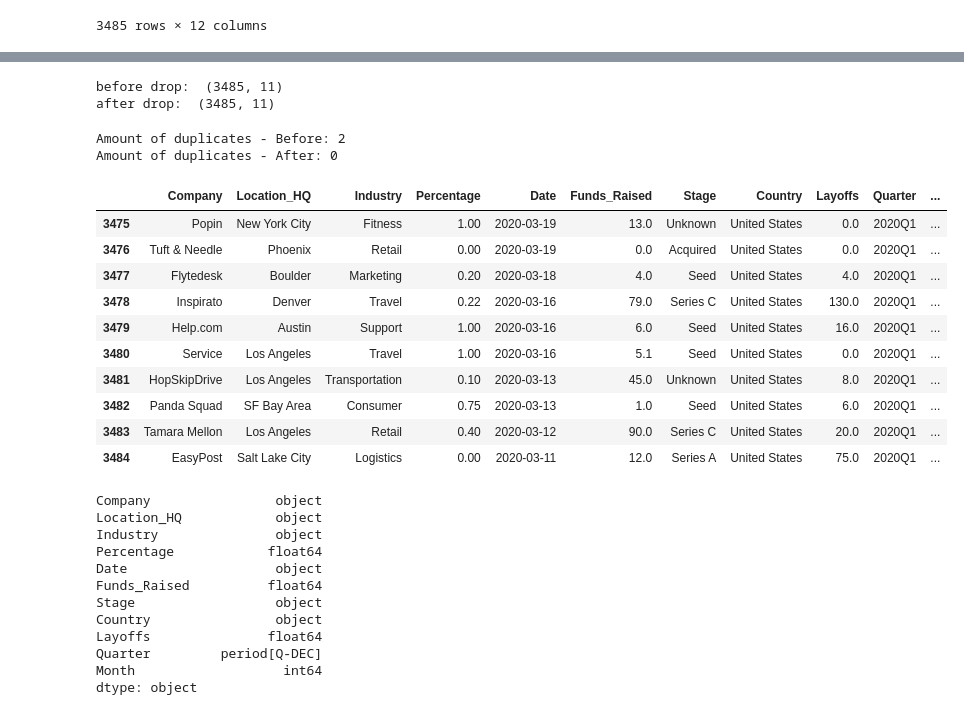
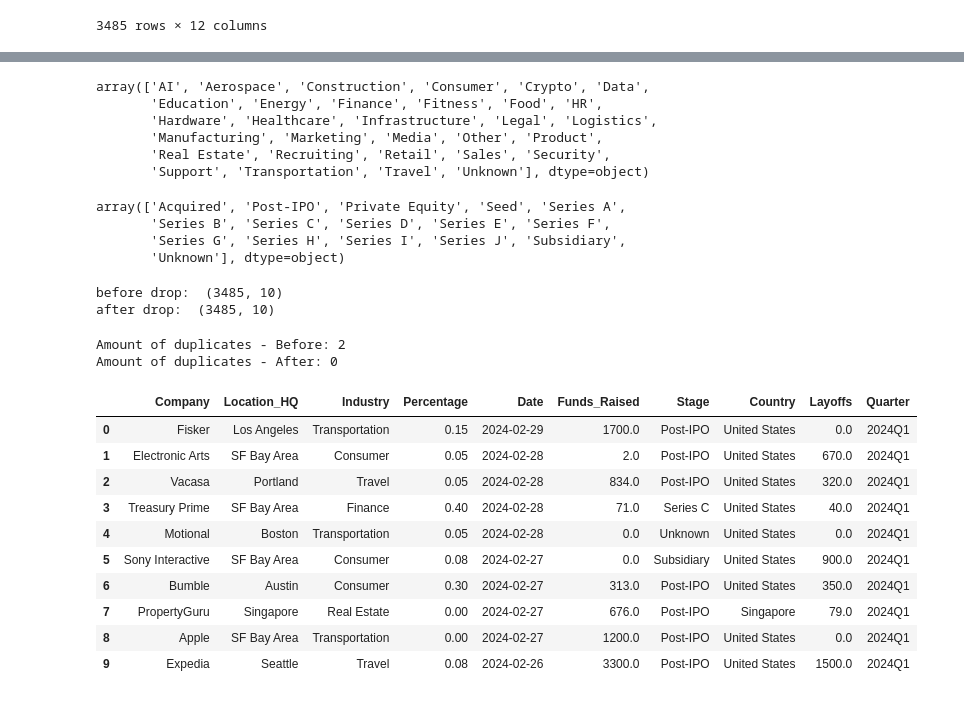
Before and after one commit to Vincent3003/Analyze-Layoff-Data, a Jupyter notebook: Project.ipynb, the cells around one changed output, grey strips where cells are left out. Drawn from its saved outputs; the diff is of its cells as text; code cells hidden in the pictures.

```diff
--- a/Project.ipynb
+++ b/Project.ipynb
@@ -87,7 +90,9 @@ layoff_new = layoff.drop(columns=['Source', 'List_of_Employees_Laid_Off', 'Date_
 layoff_new.rename(columns = {'Laid_Off_Count': 'Layoffs'}, inplace = True)
 # %%
 # Convert the 'Date' column to a datetime format
-layoff_new['Quarter'] = pd.to_datetime(layoff_new['Date']).astype('Period[Q]')
-layoff_new['Month'] = pd.to_datetime(layoff_new['Date']).dt.month
+layoff_new['Quarter'] = pd.to_datetime(layoff_new['Date']).dt.to_period('Q')
+
+# Convert the 'Date' column to datetime format
+layoff_new['Date'] = pd.to_datetime(layoff_new['Date'])
 print(layoff_new)
 # %% [output]
@@ -111,11 +116,27 @@ print(layoff_new)
+# %%
+np.unique(layoff_new['Industry'])     # Check the unique variables in Industry columns
+# %% [output]
+array(['AI', 'Aerospace', 'Construction', 'Consumer', 'Crypto', 'Data',
+       'Education', 'Energy', 'Finance', 'Fitness', 'Food', 'HR',
+       'Hardware', 'Healthcare', 'Infrastructure', 'Legal', 'Logistics',
+       'Manufacturing', 'Marketing', 'Media', 'Other', 'Product',
+       'Real Estate', 'Recruiting', 'Retail', 'Sales', 'Security',
+       'Support', 'Transportation', 'Travel', 'Unknown'], dtype=object)
+# %%
+np.unique(layoff_new['Stage'])     # Check the unique variables in Stage columns
+# %% [output]
+array(['Acquired', 'Post-IPO', 'Private Equity', 'Seed', 'Series A',
+       'Series B', 'Series C', 'Series D', 'Series E', 'Series F',
+       'Series G', 'Series H', 'Series I', 'Series J', 'Subsidiary',
+       'Unknown'], dtype=object)
 # %%
 # replace missing data to 0 value
 print("before drop: ", layoff_new.shape)
 layoff_new.fillna(0, inplace=True)
 print("after drop: " , layoff_new.shape)
 # %% [output]
-before drop:  (3485, 11)
-after drop:  (3485, 11)
+before drop:  (3485, 10)
+after drop:  (3485, 10)
 # %%
 # see how many duplicate in a dataset & replace it
 print('Amount of duplicates - Before: {:,}'.format(layoff_new.duplicated().sum()))
@@ -125,31 +146,16 @@ print('Amount of duplicates - After: {:,}'.format(layoff_new.duplicated().sum())
 Amount of duplicates - Before: 2
 Amount of duplicates - After: 0
 # %%
-layoff_new.tail(10)
+layoff_new.head(10)
 # %% [output]
-|  | Company | Location_HQ | Industry | Percentage | Date | Funds_Raised | Stage | Country | Layoffs | Quarter | ... |
-| 3475 | Popin | New York City | Fitness | 1.00 | 2020-03-19 | 13.0 | Unknown | United States | 0.0 | 2020Q1 | ... |
-| 3476 | Tuft & Needle | Phoenix | Retail | 0.00 | 2020-03-19 | 0.0 | Acquired | United States | 0.0 | 2020Q1 | ... |
-| 3477 | Flytedesk | Boulder | Marketing | 0.20 | 2020-03-18 | 4.0 | Seed | United States | 4.0 | 2020Q1 | ... |
-| 3478 | Inspirato | Denver | Travel | 0.22 | 2020-03-16 | 79.0 | Series C | United States | 130.0 | 2020Q1 | ... |
-| 3479 | Help.com | Austin | Support | 1.00 | 2020-03-16 | 6.0 | Seed | United States | 16.0 | 2020Q1 | ... |
-| 3480 | Service | Los Angeles | Travel | 1.00 | 2020-03-16 | 5.1 | Seed | United States | 0.0 | 2020Q1 | ... |
-| 3481 | HopSkipDrive | Los Angeles | Transportation | 0.10 | 2020-03-13 | 45.0 | Unknown | United States | 8.0 | 2020Q1 | ... |
-| 3482 | Panda Squad | SF Bay Area | Consumer | 0.75 | 2020-03-13 | 1.0 | Seed | United States | 6.0 | 2020Q1 | ... |
-| 3483 | Tamara Mellon | Los Angeles | Retail | 0.40 | 2020-03-12 | 90.0 | Series C | United States | 20.0 | 2020Q1 | ... |
-| 3484 | EasyPost | Salt Lake City | Logistics | 0.00 | 2020-03-11 | 12.0 | Series A | United States | 75.0 | 2020Q1 | ... |
+|  | Company | Location_HQ | Industry | Percentage | Date | Funds_Raised | Stage | Country | Layoffs | Quarter |
+| 0 | Fisker | Los Angeles | Transportation | 0.15 | 2024-02-29 | 1700.0 | Post-IPO | United States | 0.0 | 2024Q1 |
+| 1 | Electronic Arts | SF Bay Area | Consumer | 0.05 | 2024-02-28 | 2.0 | Post-IPO | United States | 670.0 | 2024Q1 |
+| 2 | Vacasa | Portland | Travel | 0.05 | 2024-02-28 | 834.0 | Post-IPO | United States | 320.0 | 2024Q1 |
+| 3 | Treasury Prime | SF Bay Area | Finance | 0.40 | 2024-02-28 | 71.0 | Series C | United States | 40.0 | 2024Q1 |
+| 4 | Motional | Boston | Transportation | 0.05 | 2024-02-28 | 0.0 | Unknown | United States | 0.0 | 2024Q1 |
+| 5 | Sony Interactive | SF Bay Area | Consumer | 0.08 | 2024-02-27 | 0.0 | Subsidiary | United States | 900.0 | 2024Q1 |
+| 6 | Bumble | Austin | Consumer | 0.30 | 2024-02-27 | 313.0 | Post-IPO | United States | 350.0 | 2024Q1 |
+| 7 | PropertyGuru | Singapore | Real Estate | 0.00 | 2024-02-27 | 676.0 | Post-IPO | Singapore | 79.0 | 2024Q1 |
+| 8 | Apple | SF Bay Area | Transportation | 0.00 | 2024-02-27 | 1200.0 | Post-IPO | United States | 0.0 | 2024Q1 |
+| 9 | Expedia | Seattle | Travel | 0.08 | 2024-02-26 | 3300.0 | Post-IPO | United States | 1500.0 | 2024Q1 |
-# %%
-layoff_new.dtypes
-# %% [output]
-Company                object
-Location_HQ            object
-Industry               object
-Percentage            float64
-Date                   object
-Funds_Raised          float64
-Stage                  object
-Country                object
-Layoffs               float64
-Quarter         period[Q-DEC]
-Month                   int64
-dtype: object
```
Also changed, not shown: parts of 106 cells of this notebook.
